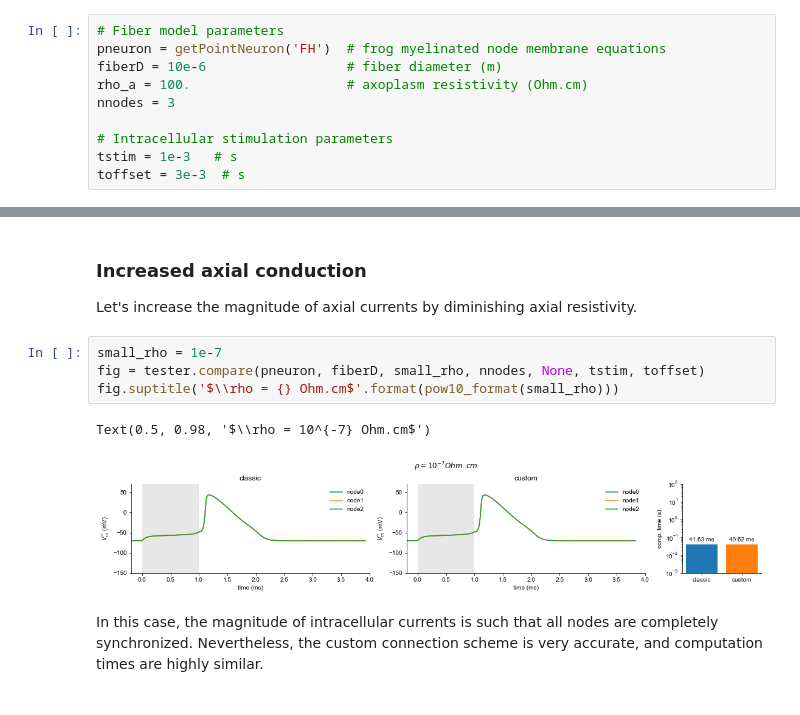
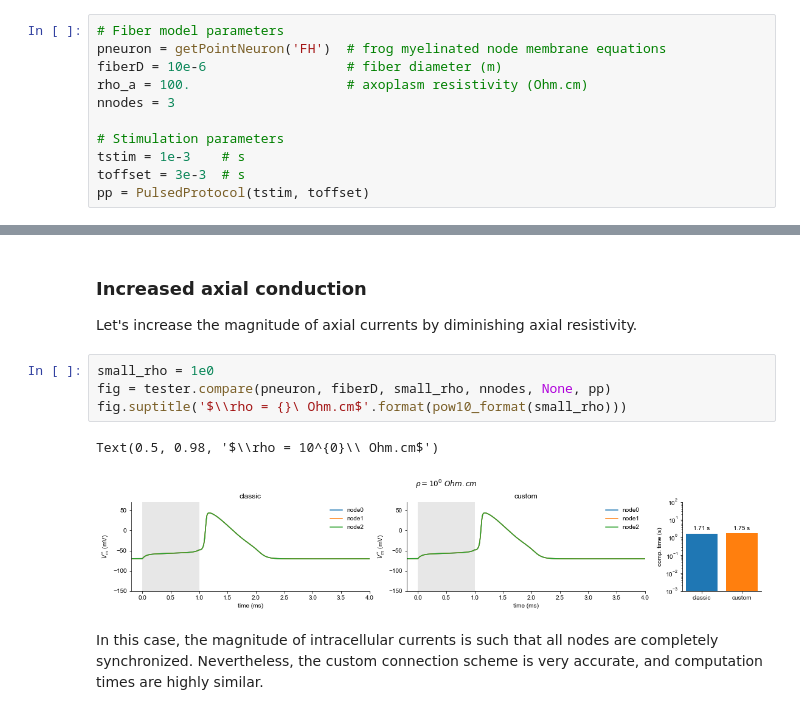
Before and after one commit to tjjlemaire/MorphoSONIC, a Jupyter notebook: notebooks/connection scheme.ipynb, the cells around one changed output, grey strips where cells are left out. Saved outputs shown, nothing was run; the diff lists cells and outputs as text.

```diff
--- a/notebooks/connection scheme.ipynb
+++ b/notebooks/connection scheme.ipynb
@@ -115,9 +116,10 @@ fiberD = 10e-6                  # fiber diameter (m)
 rho_a = 100.                    # axoplasm resistivity (Ohm.cm)
 nnodes = 3
 
-# Intracellular stimulation parameters
-tstim = 1e-3   # s
+# Stimulation parameters
+tstim = 1e-3    # s
 toffset = 3e-3  # s
+pp = PulsedProtocol(tstim, toffset)
 # %% [markdown]
 ### Default comparison
 
@@ -137,12 +139,12 @@ Let's now test the robustness of our implementation to various changes in model
 
 Let's increase the magnitude of axial currents by diminishing axial resistivity.
 # %%
-small_rho = 1e-7
-fig = tester.compare(pneuron, fiberD, small_rho, nnodes, None, tstim, toffset)
-fig.suptitle('$\\rho = {} Ohm.cm$'.format(pow10_format(small_rho)))
+small_rho = 1e0
+fig = tester.compare(pneuron, fiberD, small_rho, nnodes, None, pp)
+fig.suptitle('$\\rho = {}\ Ohm.cm$'.format(pow10_format(small_rho)))
 # %% [output]
-Text(0.5, 0.98, '$\\rho = 10^{-7} Ohm.cm$')
+Text(0.5, 0.98, '$\\rho = 10^{0}\\ Ohm.cm$')
-[figure, old version]
+[figure, new version]
 # %% [markdown]
 In this case, the magnitude of intracellular currents is such that all nodes are completely synchronized. Nevertheless, the custom connection scheme is very accurate, and computation times are highly similar.
 # %% [markdown]
```
Also changed, not shown: parts of 5 cells of this notebook, 42 other files.
